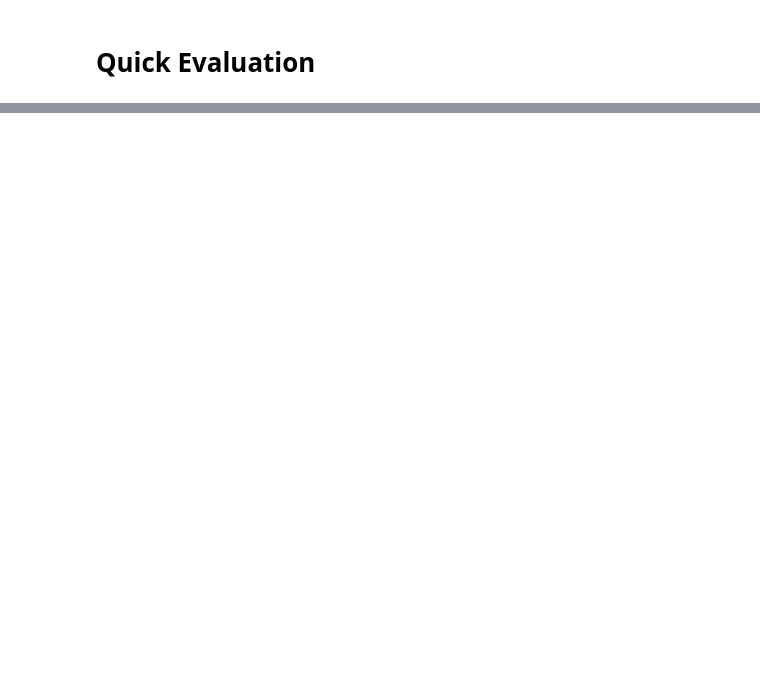
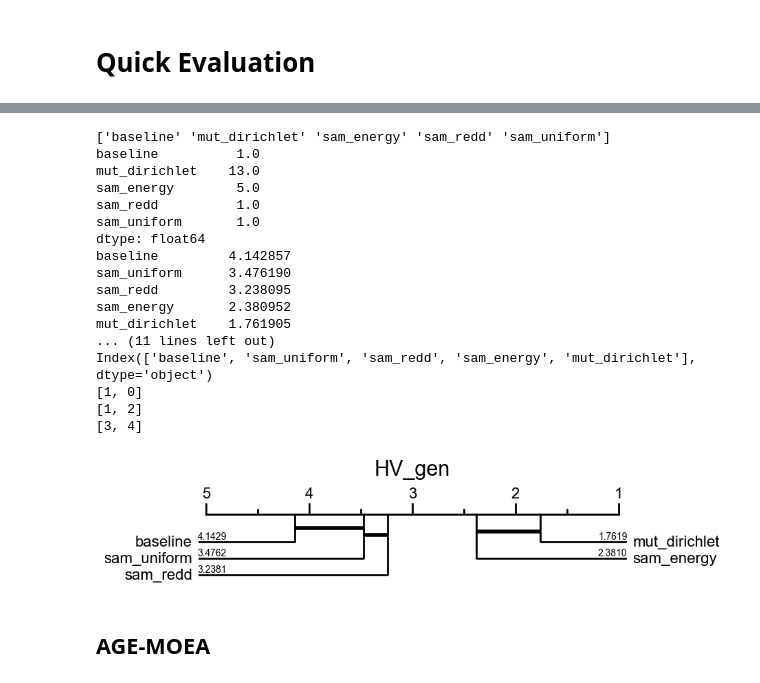
Before and after one commit to yeudiellm/MO-TEST-EA-SIMPLEX, a Jupyter notebook: test_optimize.ipynb, the cells around one changed output, grey strips where cells are left out. Saved outputs shown, nothing was run; the diff lists cells and outputs as text; code cells hidden in the pictures; blank space fills up the shorter version.

```diff
--- a/test_optimize.ipynb
+++ b/test_optimize.ipynb
@@ -141,0 +81,25 @@ Ganador por voto mayoritario: mut_dirichlet resultado: 4
+# %%
+nsgaii_summary = evaluation_methods.merge_dataframes('nsgaii', wfg_problems+dtlz_problems+zdt_problems)
+nsgaii_summary = nsgaii_summary.groupby(['Operator', 'Problem'], as_index=False).agg({'HV_gen': 'mean'})
+cd_diagram.draw_cd_diagram(df_perf=nsgaii_summary[['Operator', 'Problem', 'HV_gen']], title='HV_gen', labels=True)
+# %% [output]
+['baseline' 'mut_dirichlet' 'sam_energy' 'sam_redd' 'sam_uniform']
+baseline          1.0
+mut_dirichlet    13.0
+sam_energy        5.0
+sam_redd          1.0
+sam_uniform       1.0
+dtype: float64
+baseline         4.142857
+sam_uniform      3.476190
+sam_redd         3.238095
+sam_energy       2.380952
+mut_dirichlet    1.761905
+... (11 lines left out)
+Index(['baseline', 'sam_uniform', 'sam_redd', 'sam_energy', 'mut_dirichlet'], dtype='object')
+[1, 0]
+[1, 2]
+[3, 4]
+[figure, added]
+# %% [markdown]
+## AGE-MOEA
```
Also changed, not shown: parts of 22 cells of this notebook, 54 other files.
